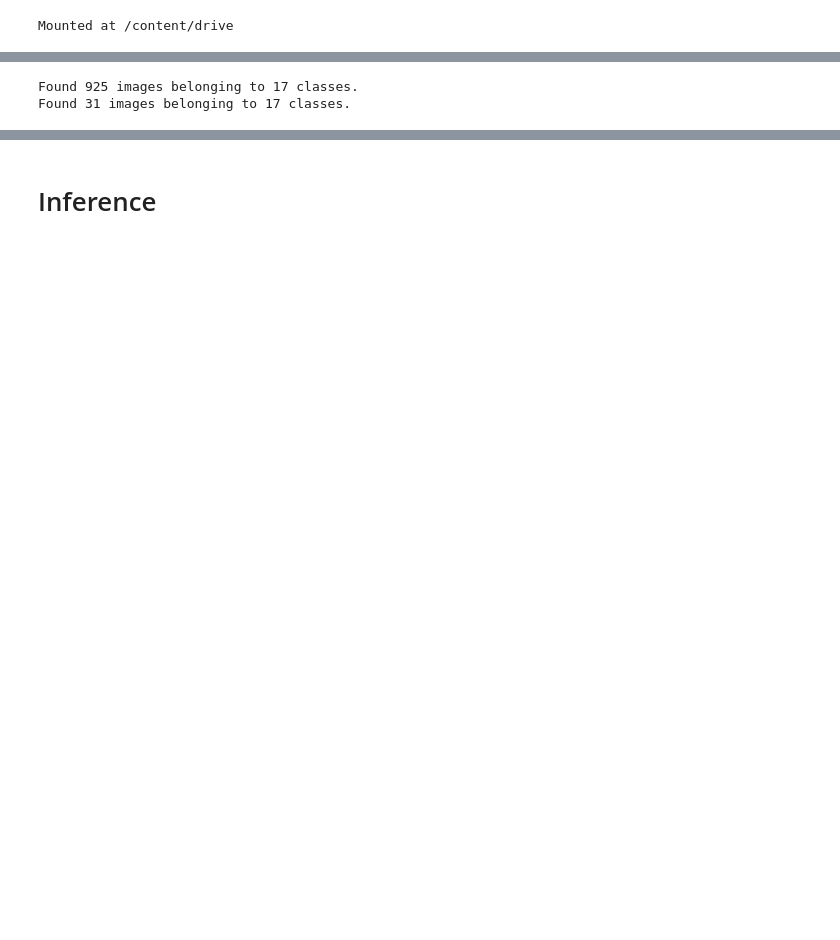
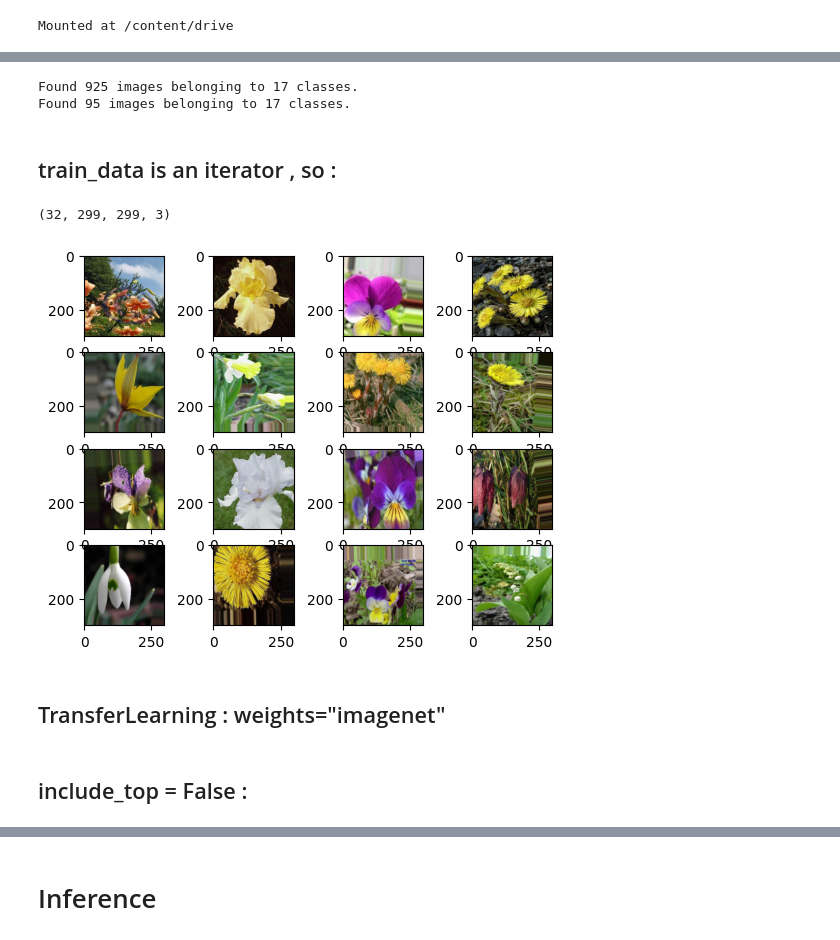
Before and after one commit to Kiana-Jahanshid/Transfer-Learning-wandb, a Jupyter notebook: Recognition_tasks_using_wandb/17_flowers_Recognition_TransferLearning_Wandb.ipynb, the cells around one changed output, grey strips where cells are left out. Saved outputs shown, nothing was run; the diff lists cells and outputs as text; code cells hidden in the pictures; blank space fills up the shorter version.

```diff
--- a/Recognition_tasks_using_wandb/17_flowers_Recognition_TransferLearning_Wandb.ipynb
+++ b/Recognition_tasks_using_wandb/17_flowers_Recognition_TransferLearning_Wandb.ipynb
@@ -14,31 +35,49 @@ Mounted at /content/drive
 # %%
-train_dataset = "/content/drive/MyDrive/17flowers/train"
-test_dataset = "/content/drive/MyDrive/17flowers/test"
+train_path = "/content/drive/MyDrive/17flowers/train"
+test_path = "/content/drive/MyDrive/17flowers/test"
 # %%
+width = height = 299
 img_data_generator = ImageDataGenerator(
-    rotation_range=30,
-    width_shift_range=0.3,
-    height_shift_range=0.3,
+    rotation_range=10,
+    width_shift_range=0.2,
+    height_shift_range=0.2,
     shear_range=0.2,
-    zoom_range=0.3,
+    zoom_range=0.2,
     horizontal_flip=True,
     vertical_flip=False,
     rescale=1./255 ,
     validation_split=0.1,
 )
 train_data= img_data_generator.flow_from_directory(
-    train_dataset ,
+    train_path ,
     shuffle=True,
     subset="training",
-    target_size=(299,299)
+    target_size=(width,height),
+    batch_size=32
 )
 
 validation_data = img_data_generator.flow_from_directory(
-    test_dataset,
+    train_path,
     shuffle=True,
     subset="validation",
-    target_size=(299,299)
+    target_size=(width,height),
+    batch_size=32
 )
 # %% [output]
 Found 925 images belonging to 17 classes.
-Found 31 images belonging to 17 classes.
+Found 95 images belonging to 17 classes.
+# %% [markdown]
+## train_data is an iterator , so :
+# %%
+next(train_data)[0].shape
+# %% [output]
+(32, 299, 299, 3)
+# %%
+train_images = next(train_data)[0]
+for i in range(16):
+  plt.subplot(4,4,i+1)
+  plt.imshow(train_images[i])
+# %% [output]
+[figure, added]
+# %% [markdown]
+## TransferLearning : weights="imagenet"
@@ -44,0 +87,2 @@ Found 31 images belonging to 17 classes.
+# %% [markdown]
+## include_top = False :
```
Also changed, not shown: parts of 31 cells of this notebook, 4 other files.
